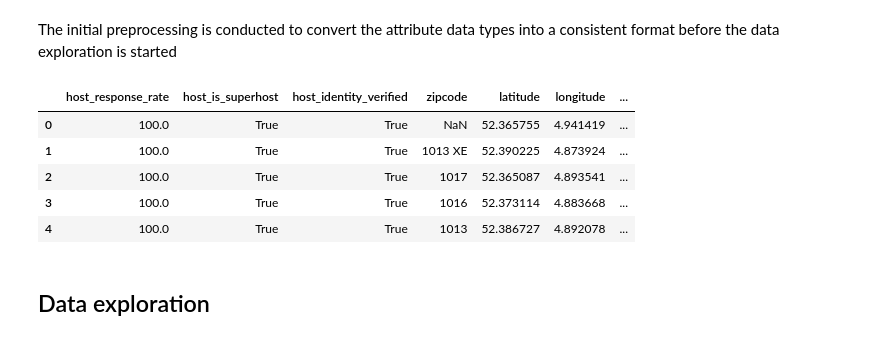
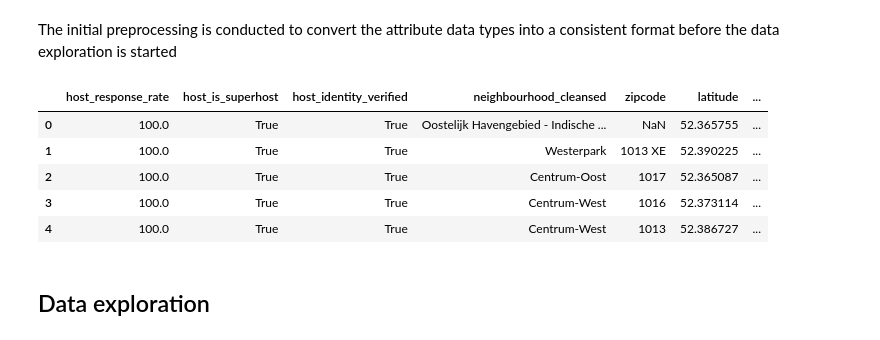
Before and after one commit to jungheeyang/3802ICT-Assignment-1, a Jupyter notebook: Kat-3804ICT_Assignment1.ipynb, the cells around one changed output. Drawn from its saved outputs; the diff is of its cells as text; code cells hidden in the pictures.

```diff
--- a/Kat-3804ICT_Assignment1.ipynb
+++ b/Kat-3804ICT_Assignment1.ipynb
@@ -149,7 +139,7 @@ from scipy import stats
 # %%
 # Read dataset
 git_url = "https://raw.githubusercontent.com/jungheeyang/3802ICT-Assignment-1/master/listings_details.csv"
-col_list = ['host_response_rate', 'host_is_superhost', 'host_identity_verified', 'zipcode',
+col_list = ['host_response_rate','neighbourhood_cleansed', 'host_is_superhost', 'host_identity_verified', 'zipcode',
             'property_type', 'room_type', 'accommodates', 'bathrooms', 'bedrooms', 'beds',
             'price', 'weekly_price', 'monthly_price', 'security_deposit', 'number_of_reviews',
             'review_scores_rating', 'latitude', 'longitude', 'is_location_exact']
@@ -160,40 +150,41 @@ df = pd.read_csv(git_url, sep=',', usecols=col_list)
 # %% [markdown]
 The initial preprocessing is conducted to convert the attribute data types into a consistent format before the data exploration is started
 # %%
-def dollar_to_int(df):
+def dollar_to_float(df):
     df = df.replace('[\$,]', '', regex=True).astype(float)
     return df
 
 
 def obj_to_bool(df):
     df = df.replace('f', 'FALSE', regex=True).astype(bool)
     df = df.replace('t', 'TRUE', regex=True).astype(bool)
     return df
 
 
 def percent_to_float(df):
     df = df.replace('%', '', regex=True).astype(float)
     return df
 
 
 df.host_response_rate = percent_to_float(df.host_response_rate)
 
-df.price = dollar_to_int(df.price)
-df.security_deposit = dollar_to_int(df.price)
-df.monthly_price = dollar_to_int(df.price)
-df.security_deposit = dollar_to_int(df.price)
+df.price = dollar_to_float(df.price)
+df.security_deposit = dollar_to_float(df.security_deposit)
+df.weekly_price = dollar_to_float(df.weekly_price)
+df.monthly_price = dollar_to_float(df.monthly_price)
+df.security_deposit = dollar_to_float(df.security_deposit)
 
 df.host_is_superhost = obj_to_bool(df.host_is_superhost)
 df.host_identity_verified = obj_to_bool(df.host_identity_verified)
 
 df.head()
 # %% [output]
-|  | host_response_rate | host_is_superhost | host_identity_verified | zipcode | latitude | longitude | ... |
-| 0 | 100.0 | True | True | NaN | 52.365755 | 4.941419 | ... |
-| 1 | 100.0 | True | True | 1013 XE | 52.390225 | 4.873924 | ... |
-| 2 | 100.0 | True | True | 1017 | 52.365087 | 4.893541 | ... |
-| 3 | 100.0 | True | True | 1016 | 52.373114 | 4.883668 | ... |
-| 4 | 100.0 | True | True | 1013 | 52.386727 | 4.892078 | ... |
+|  | host_response_rate | host_is_superhost | host_identity_verified | neighbourhood_cleansed | zipcode | latitude | ... |
+| 0 | 100.0 | True | True | Oostelijk Havengebied - Indische ... | NaN | 52.365755 | ... |
+| 1 | 100.0 | True | True | Westerpark | 1013 XE | 52.390225 | ... |
+| 2 | 100.0 | True | True | Centrum-Oost | 1017 | 52.365087 | ... |
+| 3 | 100.0 | True | True | Centrum-West | 1016 | 52.373114 | ... |
+| 4 | 100.0 | True | True | Centrum-West | 1013 | 52.386727 | ... |
 # %% [markdown]
 ## Data exploration
 # %% [markdown]
```
Also changed, not shown: parts of 12 cells of this notebook.
